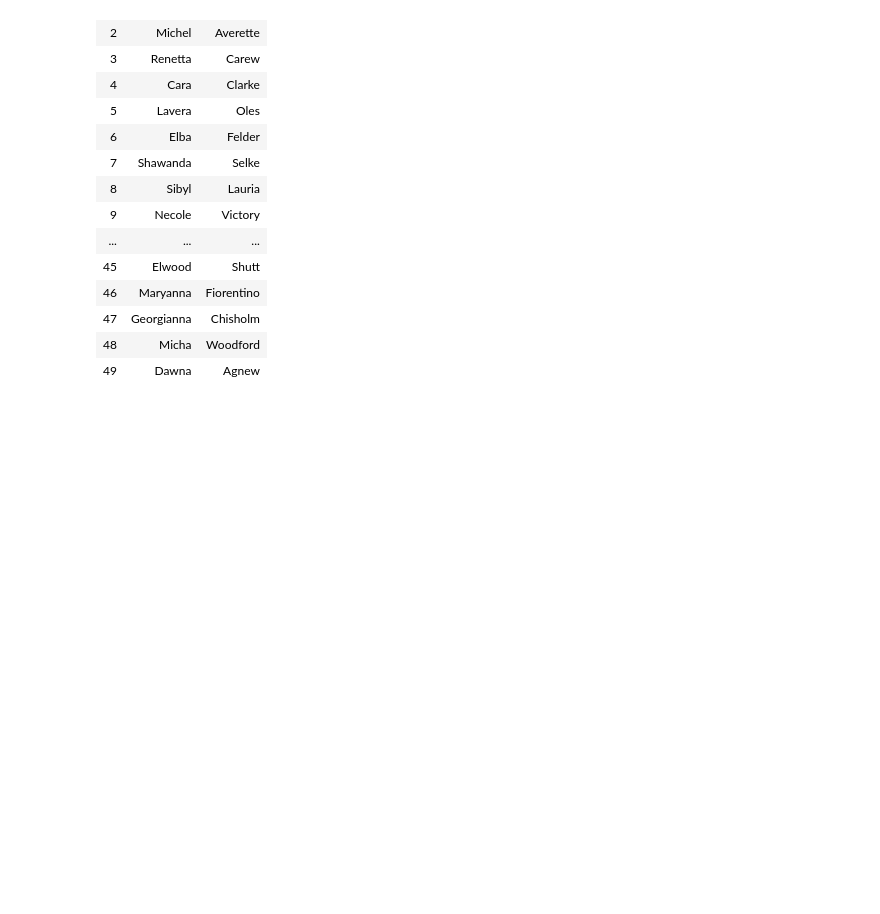
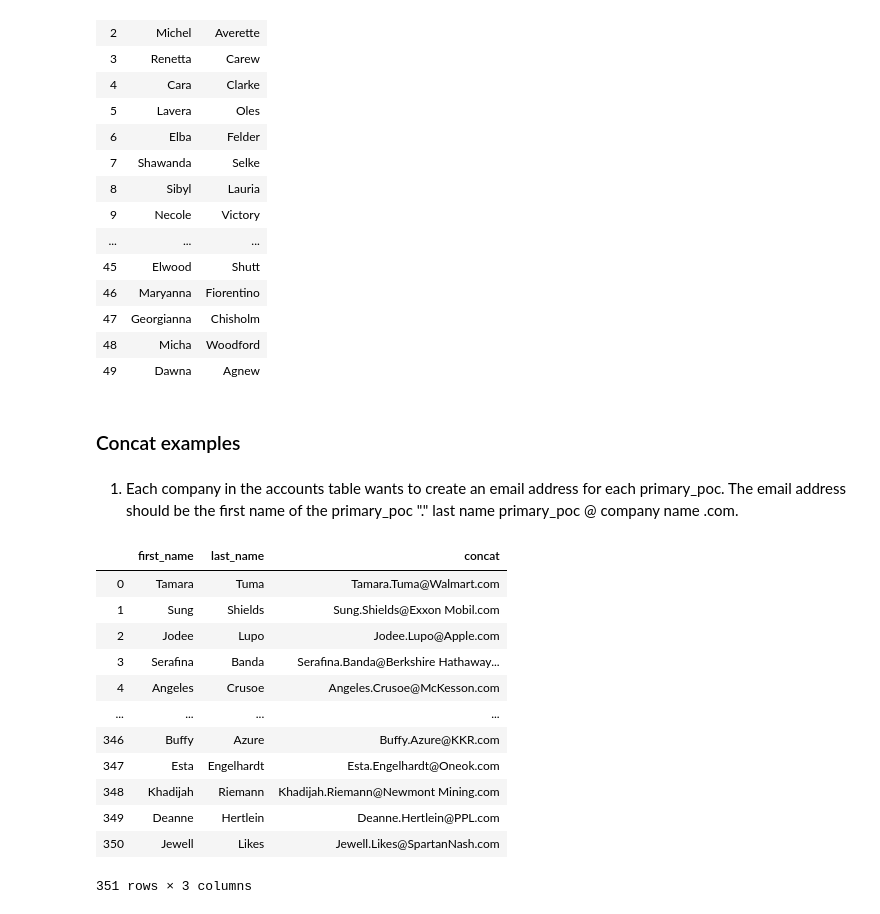
Before and after one commit to oliveirampo/sql_basics, a Jupyter notebook: sql_commands_cleaning_data.ipynb, the cells around one changed output. Drawn from its saved outputs; the diff is of its cells as text; code cells hidden in the pictures; blank space fills up the shorter version.

```diff
--- a/sql_commands_cleaning_data.ipynb
+++ b/sql_commands_cleaning_data.ipynb
@@ -170,3 +170,34 @@ table
 | 47 | Georgianna | Chisholm |
 | 48 | Micha | Woodford |
 | 49 | Dawna | Agnew |
+# %% [markdown]
+### Concat examples
+# %% [markdown]
+1. Each company in the accounts table wants to create an email address for each primary_poc.
+The email address should be
+the first name of the primary_poc "." last name primary_poc @ company name .com.
+# %%
+q = """
+WITH t1 AS (
+ SELECT LEFT(primary_poc, STRPOS(primary_poc, ' ') -1 ) first_name,  RIGHT(primary_poc, LENGTH(primary_poc) - STRPOS(primary_poc, ' ')) last_name, name
+ FROM accounts)
+SELECT first_name, last_name, CONCAT(first_name, '.', last_name, '@', name, '.com')
+FROM t1;
+"""
+
+table = database.to_data_frame(q)
+table
+# %% [output]
+|  | first_name | last_name | concat |
+| 0 | Tamara | Tuma | Tamara.Tuma@Walmart.com |
+| 1 | Sung | Shields | Sung.Shields@Exxon Mobil.com |
+| 2 | Jodee | Lupo | Jodee.Lupo@Apple.com |
+| 3 | Serafina | Banda | Serafina.Banda@Berkshire Hathaway... |
+| 4 | Angeles | Crusoe | Angeles.Crusoe@McKesson.com |
+| ... | ... | ... | ... |
+| 346 | Buffy | Azure | Buffy.Azure@KKR.com |
+| 347 | Esta | Engelhardt | Esta.Engelhardt@Oneok.com |
+| 348 | Khadijah | Riemann | Khadijah.Riemann@Newmont Mining.com |
+| 349 | Deanne | Hertlein | Deanne.Hertlein@PPL.com |
+| 350 | Jewell | Likes | Jewell.Likes@SpartanNash.com |
+351 rows × 3 columns
```
Also changed, not shown: parts of 20 cells of this notebook.
